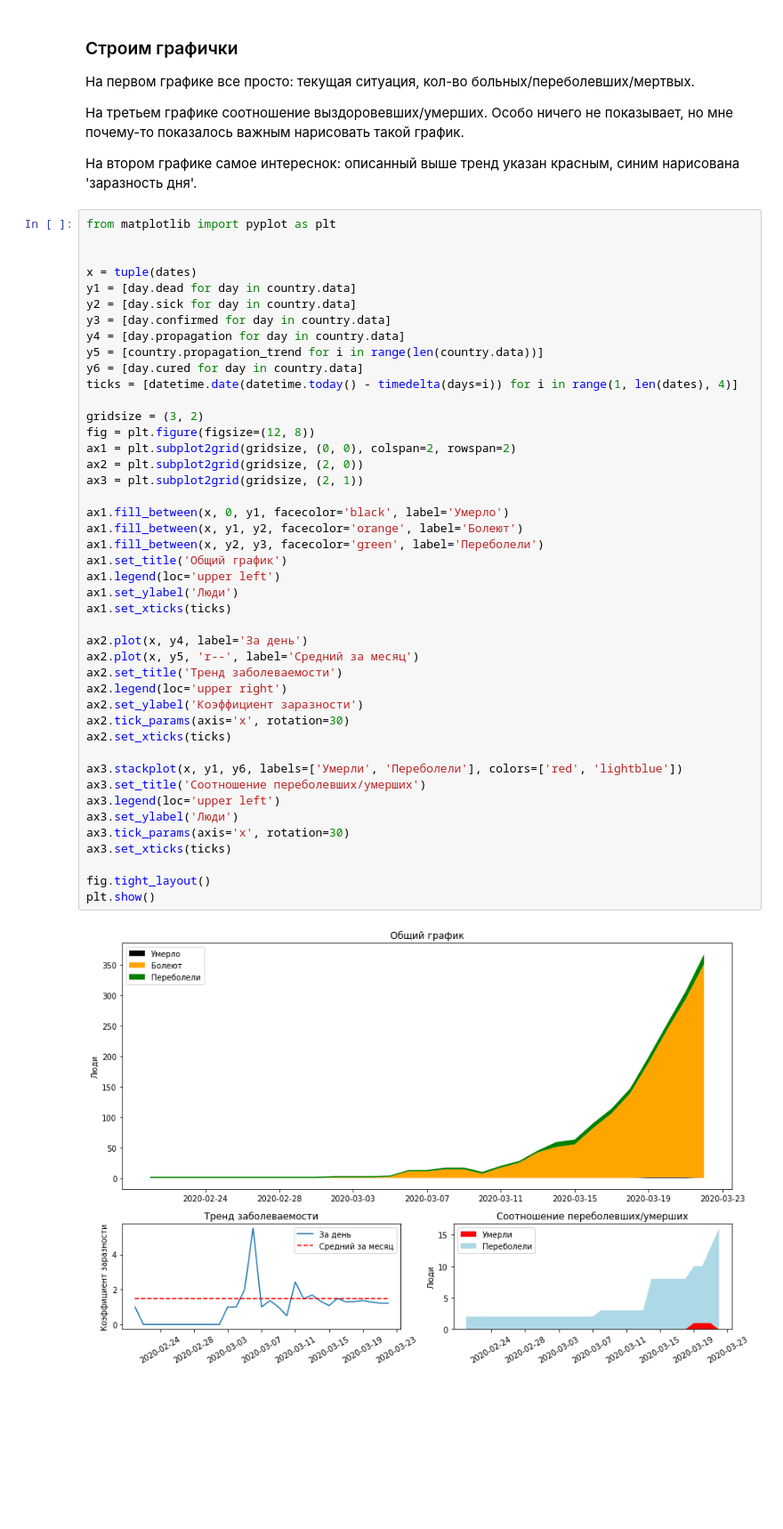
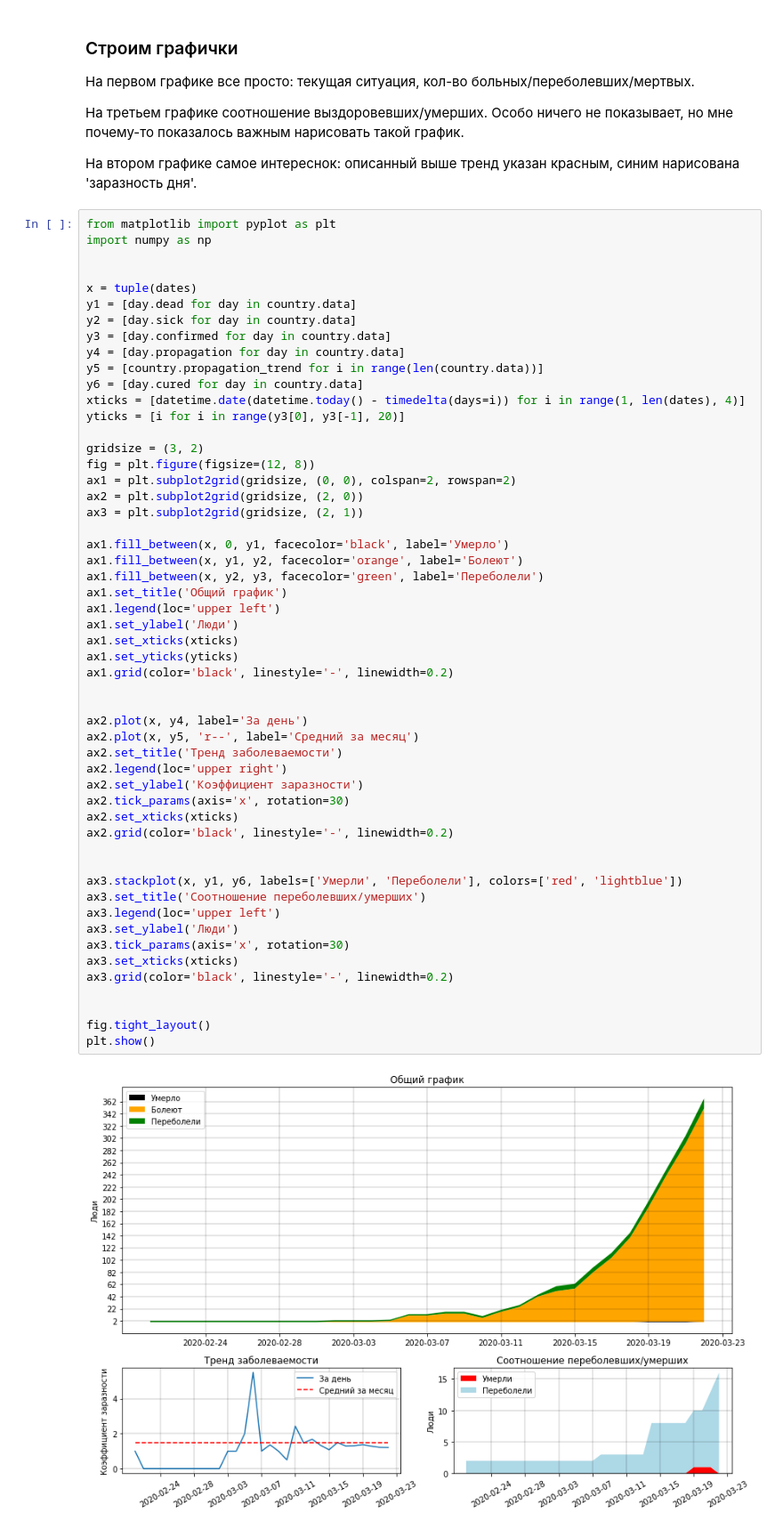
Before and after one commit to mrt0rtikize/covid19rus, a Jupyter notebook: covid19-rus.ipynb, the cells around one changed output. Shown: that part at 89% size. Saved outputs shown, nothing was run; the diff lists cells and outputs as text; blank space fills up the shorter version.

Commit message:
add plot grid

```diff
--- a/covid19-rus.ipynb
+++ b/covid19-rus.ipynb
@@ -165,6 +165,7 @@ print(f'Средний тренд распространения: {country.propa
 На втором графике самое интереснок: описанный выше тренд указан красным, синим нарисована 'заразность дня'.
 # %%
 from matplotlib import pyplot as plt
+import numpy as np
 
 
 x = tuple(dates)
@@ -174,38 +175,46 @@ y3 = [day.confirmed for day in country.data]
 y4 = [day.propagation for day in country.data]
 y5 = [country.propagation_trend for i in range(len(country.data))]
 y6 = [day.cured for day in country.data]
-ticks = [datetime.date(datetime.today() - timedelta(days=i)) for i in range(1, len(dates), 4)]
+xticks = [datetime.date(datetime.today() - timedelta(days=i)) for i in range(1, len(dates), 4)]
+yticks = [i for i in range(y3[0], y3[-1], 20)]
 
 gridsize = (3, 2)
 fig = plt.figure(figsize=(12, 8))
 ax1 = plt.subplot2grid(gridsize, (0, 0), colspan=2, rowspan=2)
 ax2 = plt.subplot2grid(gridsize, (2, 0))
 ax3 = plt.subplot2grid(gridsize, (2, 1))
 
 ax1.fill_between(x, 0, y1, facecolor='black', label='Умерло')
 ax1.fill_between(x, y1, y2, facecolor='orange', label='Болеют')
 ax1.fill_between(x, y2, y3, facecolor='green', label='Переболели')
 ax1.set_title('Общий график')
 ax1.legend(loc='upper left')
 ax1.set_ylabel('Люди')
-ax1.set_xticks(ticks)
+ax1.set_xticks(xticks)
+ax1.set_yticks(yticks)
+ax1.grid(color='black', linestyle='-', linewidth=0.2)
+
 
 ax2.plot(x, y4, label='За день')
 ax2.plot(x, y5, 'r--', label='Средний за месяц')
 ax2.set_title('Тренд заболеваемости')
 ax2.legend(loc='upper right')
 ax2.set_ylabel('Коэффициент заразности')
 ax2.tick_params(axis='x', rotation=30)
-ax2.set_xticks(ticks)
+ax2.set_xticks(xticks)
+ax2.grid(color='black', linestyle='-', linewidth=0.2)
+
 
 ax3.stackplot(x, y1, y6, labels=['Умерли', 'Переболели'], colors=['red', 'lightblue'])
 ax3.set_title('Соотношение переболевших/умерших')
 ax3.legend(loc='upper left')
 ax3.set_ylabel('Люди')
 ax3.tick_params(axis='x', rotation=30)
-ax3.set_xticks(ticks)
+ax3.set_xticks(xticks)
+ax3.grid(color='black', linestyle='-', linewidth=0.2)
+
 
 fig.tight_layout()
 plt.show()
 # %% [output]
-[figure, old version]
+[figure, new version]
```
